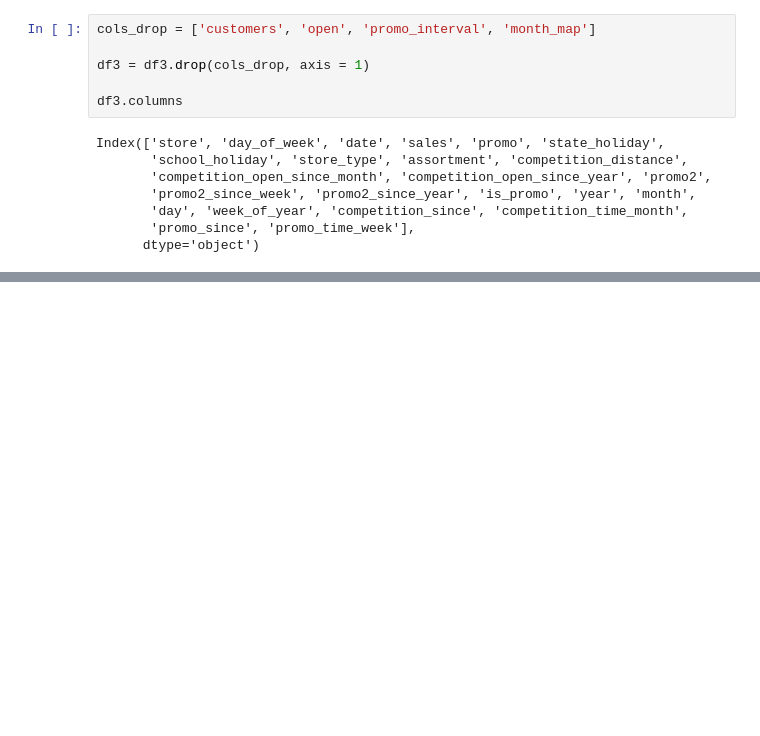
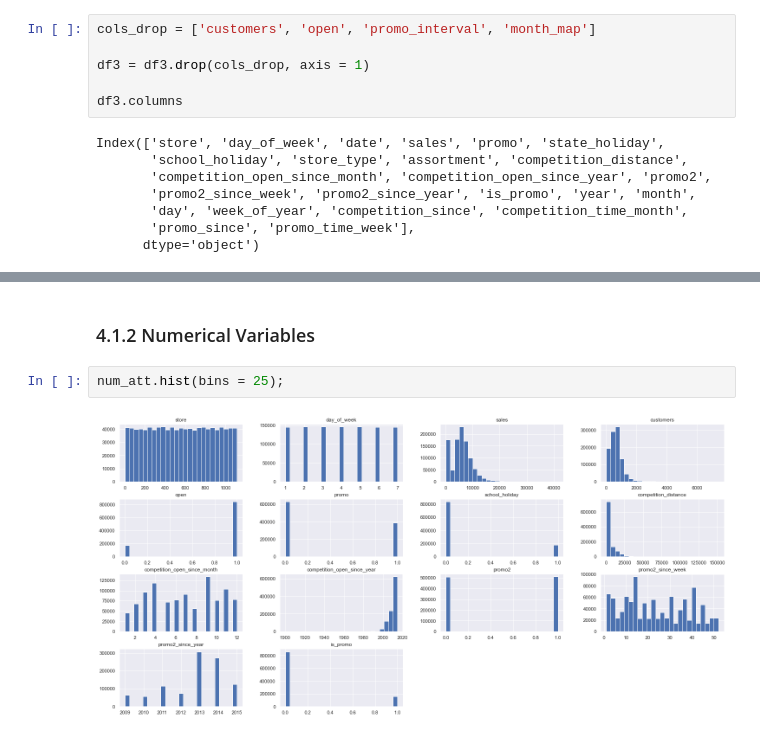
Before and after one commit to ghermsen/rossmann_prediction, a Jupyter notebook: rossmann_prediction_project.ipynb, the cells around one changed output, grey strips where cells are left out. Drawn from its saved outputs; the diff is of its cells as text; blank space fills up the shorter version.

```diff
--- a/rossmann_prediction_project.ipynb
+++ b/rossmann_prediction_project.ipynb
@@ -514,0 +545,6 @@ Index(['store', 'day_of_week', 'date', 'sales', 'promo', 'state_holiday',
+# %% [markdown]
+### 4.1.2 Numerical Variables
+# %%
+num_att.hist(bins = 25);
+# %% [output]
+[figure, added]
```
Also changed, not shown: parts of 44 cells of this notebook.
